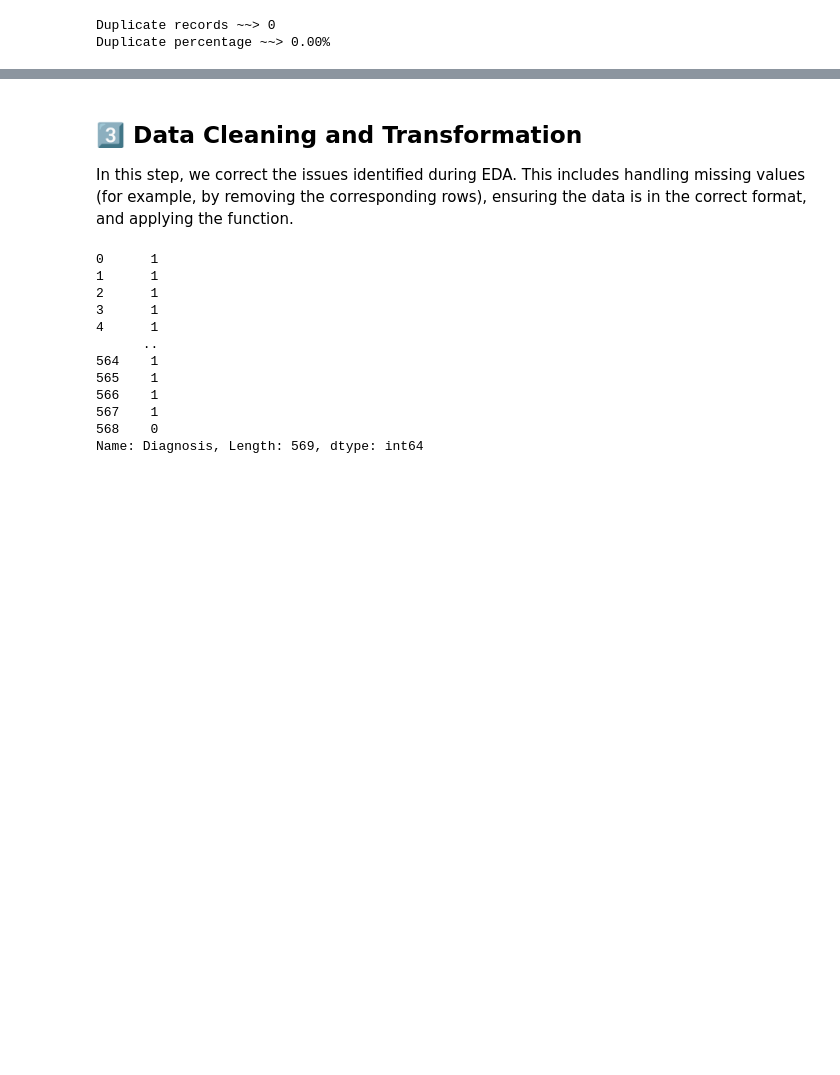
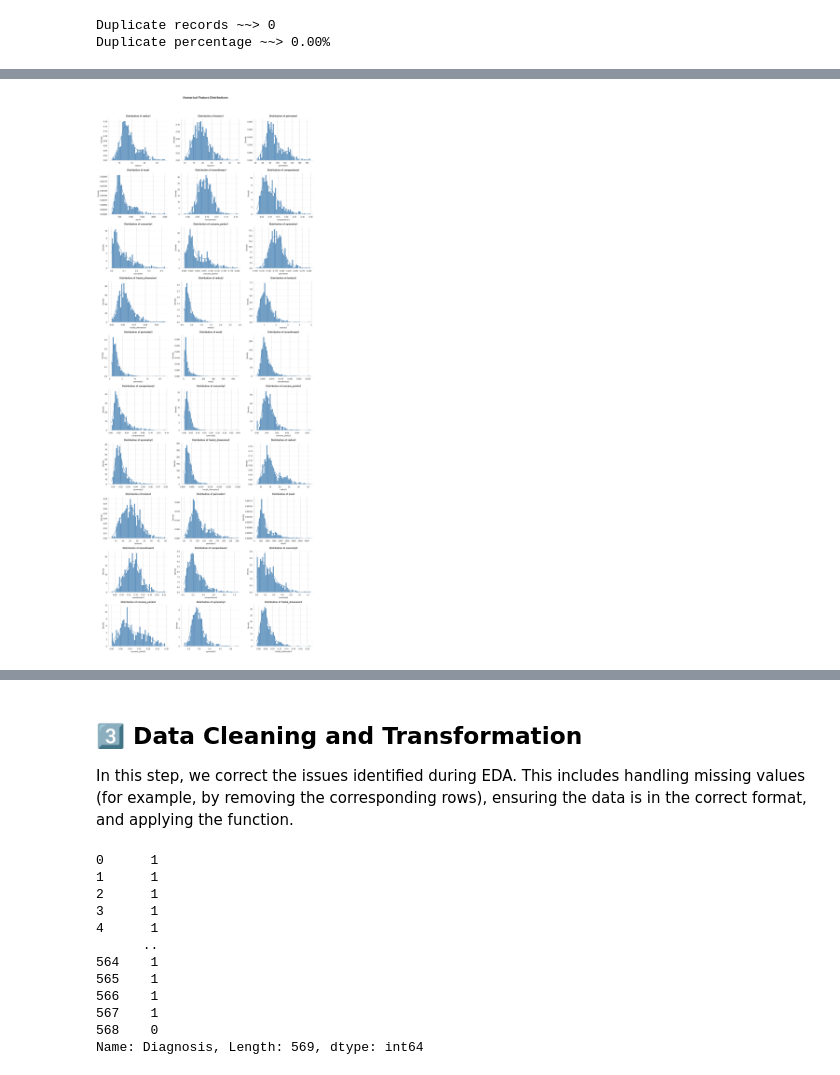
Before and after one commit to CCT-Dublin/CCT_ML_CA_01_50S, a Jupyter notebook: notebooks/CCT_ML_CA_01_50S_2026438.ipynb, the cells around one changed output, grey strips where cells are left out. Saved outputs shown, nothing was run; the diff lists cells and outputs as text; code cells hidden in the pictures; blank space fills up the shorter version.

```diff
--- a/notebooks/CCT_ML_CA_01_50S_2026438.ipynb
+++ b/notebooks/CCT_ML_CA_01_50S_2026438.ipynb
@@ -274,0 +286,6 @@ The investigation phase. Here, we "dive" into the data to uncover patterns, anom
+# %%
+numerical_features = [
+    column
+    for column in df_cancer.keys()
+        if df_cancer[column].dtypes == "float64"
+    ]
@@ -288,0 +342,4 @@ Bar.F_target_barplot(df_cancer, 'Diagnosis')
+# %%
+Hist.F_histplot(df_cancer, numerical_features)
+# %% [output]
+[figure, added]
```
Also changed, not shown: parts of 24 cells of this notebook, 3 other files.
